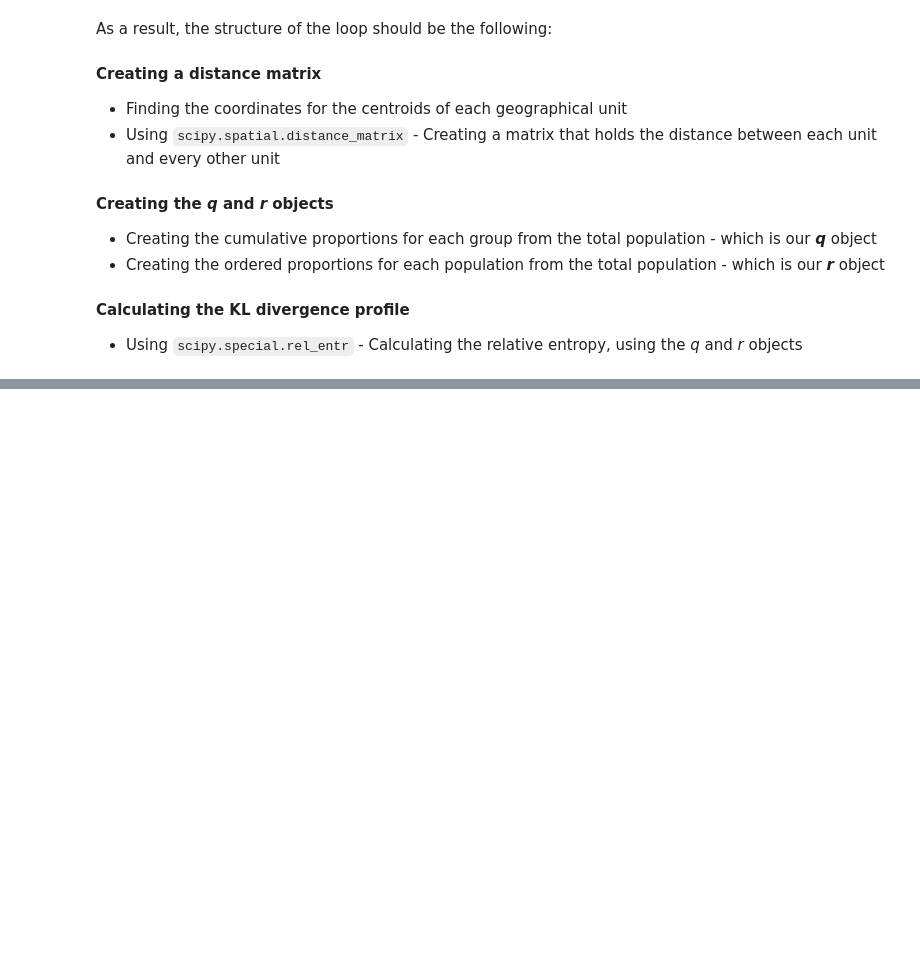
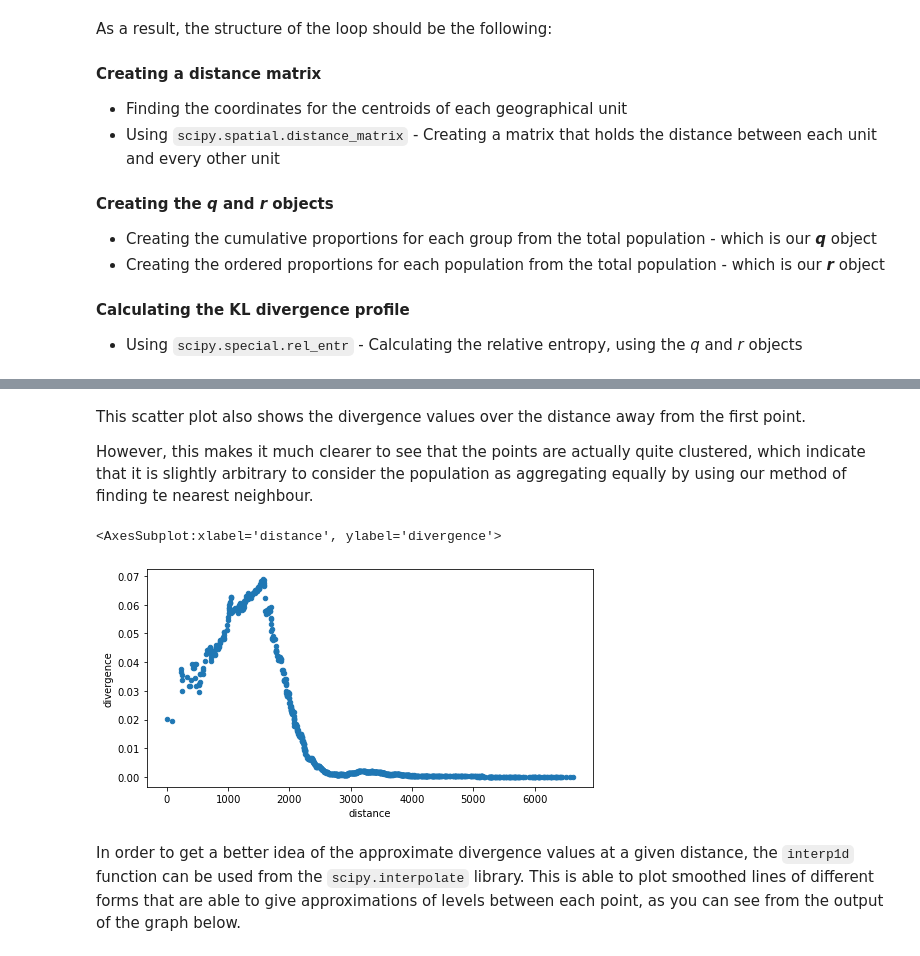
Before and after one commit to noahbouchier/GSoC-PySAL-21, a Jupyter notebook: Explanatory and Interactive Workbooks/kl_divergence.ipynb, the cells around one changed output, grey strips where cells are left out. Drawn from its saved outputs; the diff is of its cells as text; code cells hidden in the pictures; blank space fills up the shorter version.

```diff
--- a/Explanatory and Interactive Workbooks/kl_divergence.ipynb
+++ b/Explanatory and Interactive Workbooks/kl_divergence.ipynb
@@ -913,0 +1042,13 @@ So there we have the KL divergence profiles for the first four observations, out
+# %% [markdown]
+This scatter plot also shows the divergence values over the distance away from the first point.
+
+However, this makes it much clearer to see that the points are actually quite clustered, which indicate that it is slightly arbitrary to consider the population as aggregating equally by using our method of finding te nearest neighbour.
+# %%
+f,ax = plt.subplots(1, 1, figsize=(8,4))
+
+output.plot.scatter('distance', 'divergence', ax = ax)
+# %% [output]
+<AxesSubplot:xlabel='distance', ylabel='divergence'>
+[figure, added]
+# %% [markdown]
+In order to get a better idea of the approximate divergence values at a given distance, the `interp1d` function can be used from the `scipy.interpolate` library. This is able to plot smoothed lines of different forms that are able to give approximations of levels between each point, as you can see from the output of the graph below.
```
Also changed, not shown: parts of 16 cells of this notebook, 1 other file.
